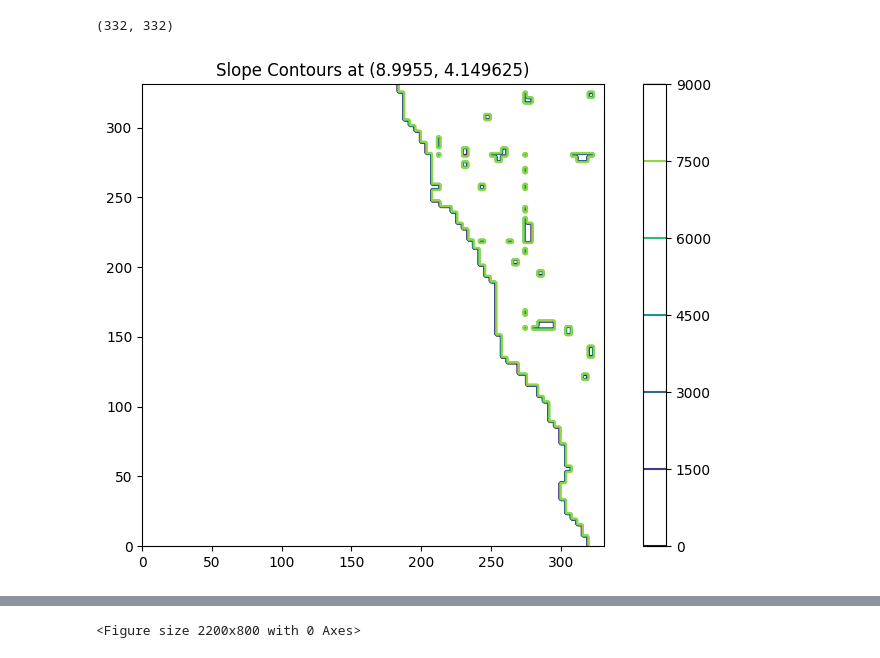
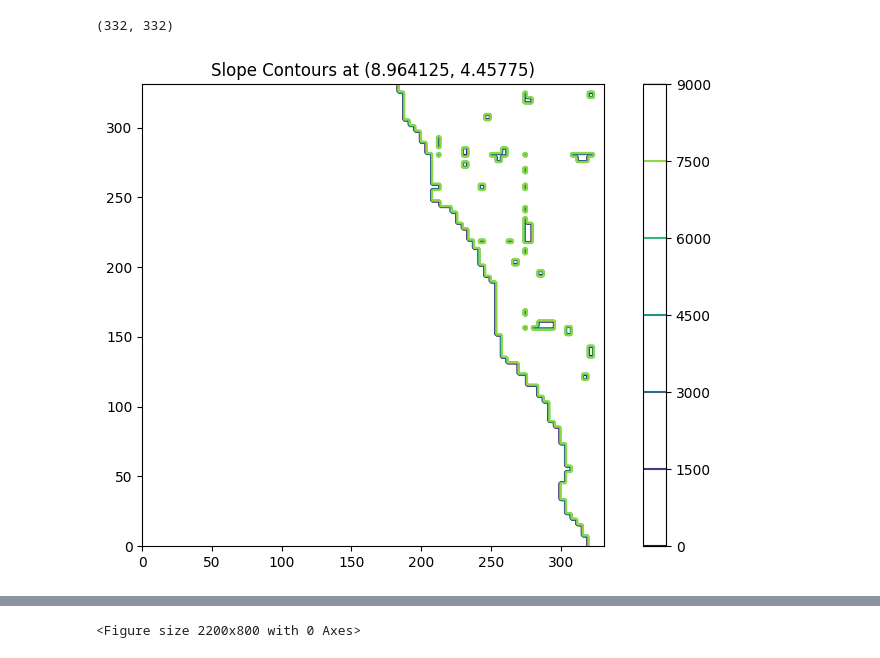
Before and after one commit to JamesBrockUoB/ForestChat, a Jupyter notebook: Training - UNet.ipynb, the cells around one changed output, grey strips where cells are left out. Saved outputs shown, nothing was run; the diff lists cells and outputs as text; code cells hidden in the pictures.

```diff
--- a/Training - UNet.ipynb
+++ b/Training - UNet.ipynb
@@ -77,17 +81,18 @@ plt.show()
 # %%
-data_array = np.load(f'{BASE_DIR}/{SUB_DIR}/examples/8.9955_4.149625/auxiliary/slope.npy')
+#data_array = np.load(f'{BASE_DIR}/{SUB_DIR}/{EXAMPLES_FOLDER}/8.964125_4.45775_0/auxiliary/slope.npy')
+data_array = np.load(f'{BASE_DIR}/{SUB_DIR}/{EXAMPLES_FOLDER}/8.9955_4.149625/auxiliary/slope.npy')
 print(data_array.shape)
 fig = plt.figure(figsize = (10, 6))
 ax = fig.add_subplot(111)
 plt.contour(data_array, cmap = "viridis",
             )
-plt.title("Slope Contours at (8.9955, 4.149625)")
+plt.title("Slope Contours at (8.964125, 4.45775)")
 cbar = plt.colorbar()
 plt.gca().set_aspect('equal', adjustable='box')
 plt.show()
 # %% [output]
 (332, 332)
-[figure, old version]
+[figure, new version]
 # %%
 import matplotlib.pyplot as plt
 import numpy as np
```
Also changed, not shown: parts of 19 cells of this notebook, 8 other files.
